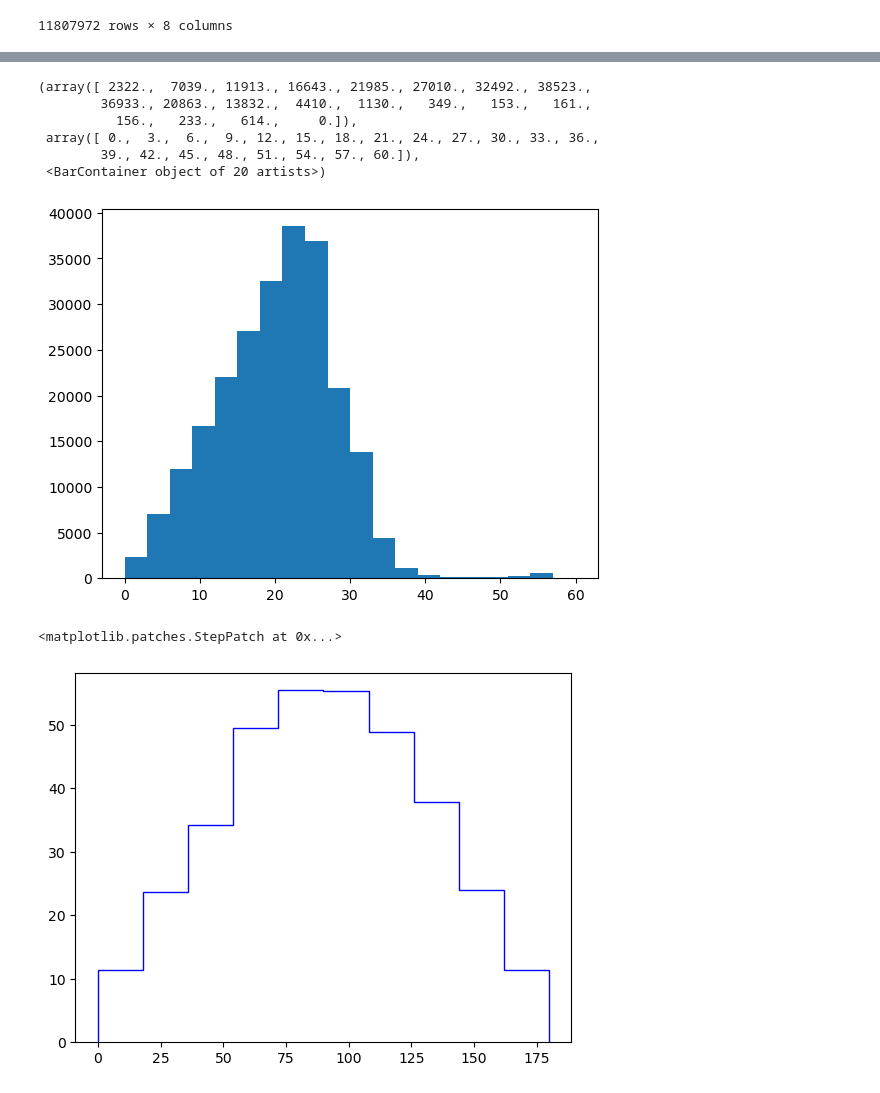
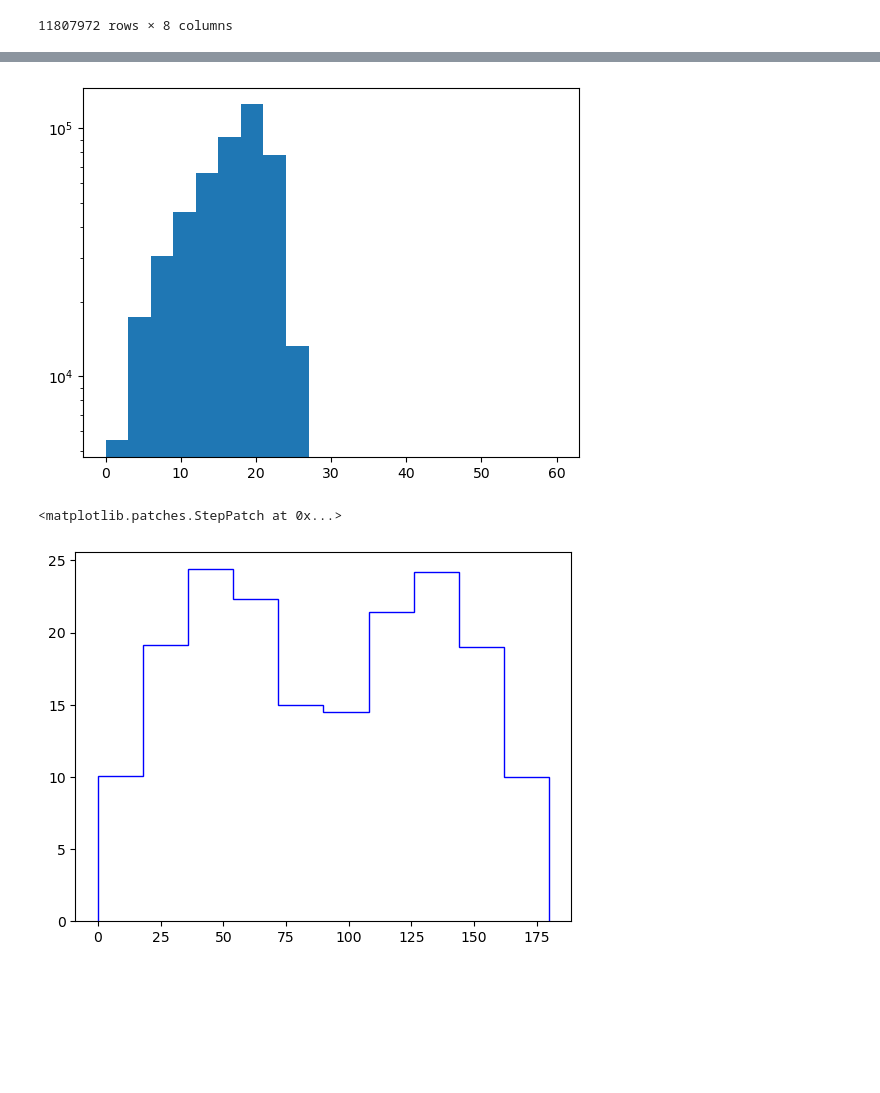
Before and after one commit to luca-dib/FP_PP, a Jupyter notebook: SciFi_report/SciFi_simulations.ipynb, the cells around one changed output, grey strips where cells are left out. Drawn from its saved outputs; the diff is of its cells as text; code cells hidden in the pictures; blank space fills up the shorter version.

```diff
--- a/SciFi_report/SciFi_simulations.ipynb
+++ b/SciFi_report/SciFi_simulations.ipynb
@@ -98,22 +99,17 @@ plt.plot(linplt,gauss(linplt,*gauss_par))
 # %%
-r_core = 0.22
+r_core = 0.25/2
 theta_refl = np.rad2deg(np.arcsin(np.sqrt(1-(gauss(theta,*gauss_par)**2 / r_core**2))*np.sin(np.deg2rad(theta))))
 bins_theta_refl = np.linspace(0,60,21)
 plt.hist(theta_refl,bins=bins_theta_refl)
+plt.yscale("log")
 # %% [output]
-(array([ 2322.,  7039., 11913., 16643., 21985., 27010., 32492., 38523.,
-        36933., 20863., 13832.,  4410.,  1130.,   349.,   153.,   161.,
-          156.,   233.,   614.,     0.]),
- array([ 0.,  3.,  6.,  9., 12., 15., 18., 21., 24., 27., 30., 33., 36.,
-        39., 42., 45., 48., 51., 54., 57., 60.]),
- <BarContainer object of 20 artists>)
-[figure, old version]
+[figure, new version]
 # %%
 stat_refl, edge_refl, no_refl = binned_statistic(theta,theta_refl)
 plt.stairs(stat_refl, edge_refl, color="b")
 # %% [output]
 <matplotlib.patches.StepPatch at 0x...>
-[figure, old version]
+[figure, new version]
 # %%
 y_ex = df["# y_exit"].to_numpy()
 z_ex = df["z_exit"].to_numpy()
```
Also changed, not shown: parts of 10 cells of this notebook.
